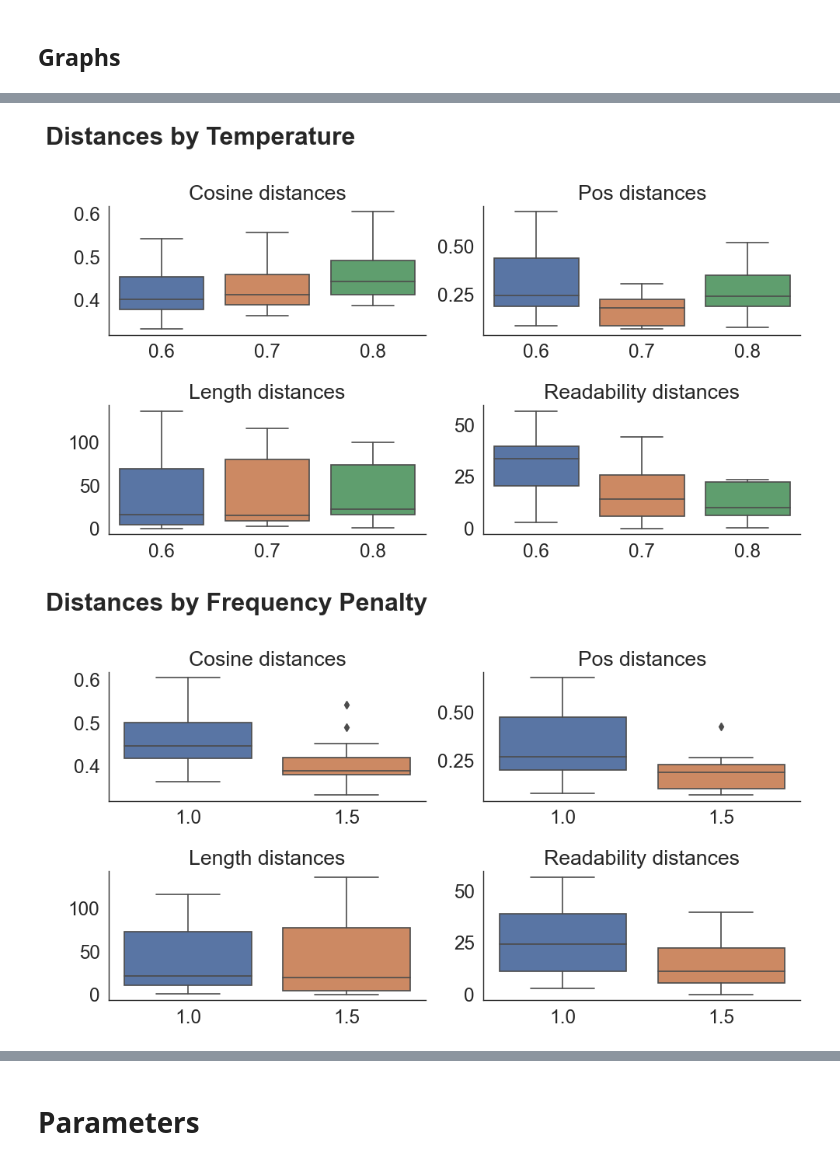
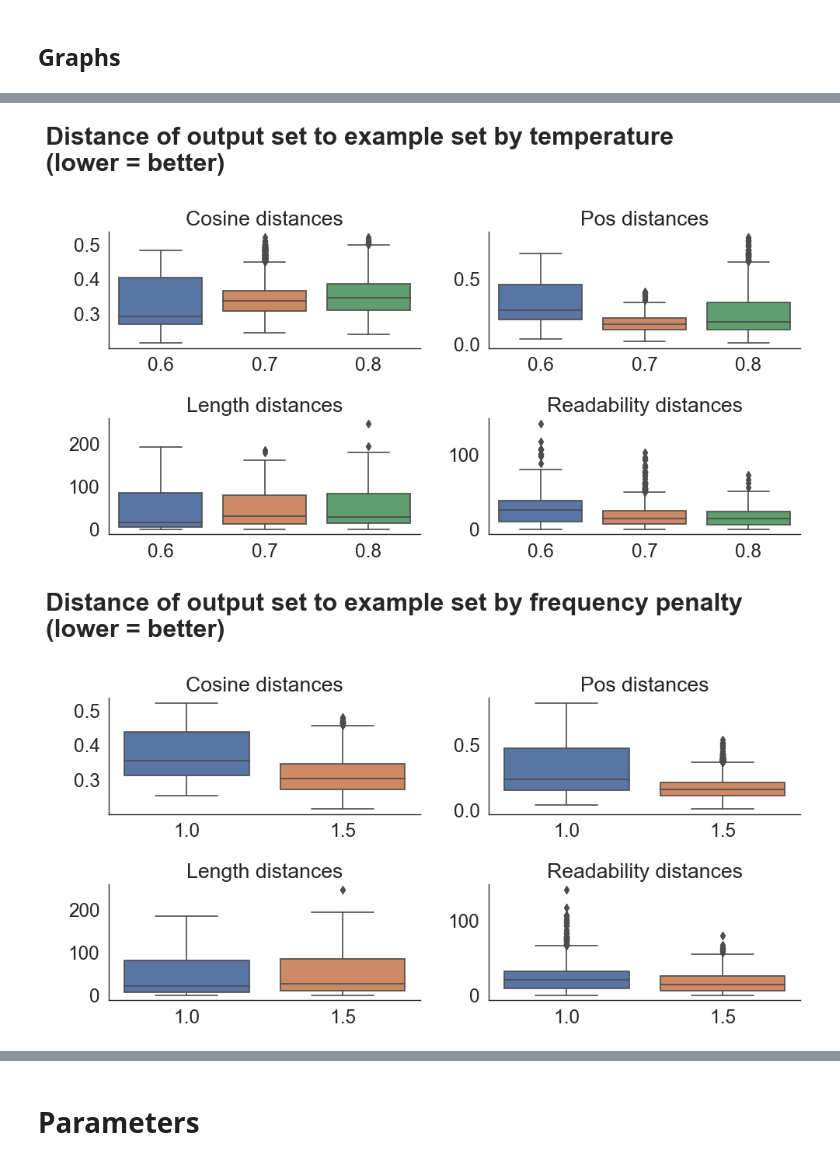
Before and after one commit to josh-ashkinaze/netcreate, a Jupyter notebook: scripts/prompt_analysis/prompt_analysis.ipynb, the cells around one changed output, grey strips where cells are left out. Saved outputs shown, nothing was run; the diff lists cells and outputs as text; code cells hidden in the pictures.

```diff
--- a/scripts/prompt_analysis/prompt_analysis.ipynb
+++ b/scripts/prompt_analysis/prompt_analysis.ipynb
@@ -283,6 +12,17 @@ from itertools import combinations
 from scipy import stats
 from statsmodels.stats.multitest import multipletests
 import pandas as pd
+import numpy as np
+
+def fix_temp(x):
+    x = str(x)
+    if '0.6' in x:
+        return "0.6"
+    elif '0.7' in x:
+        return '0.7'
+    elif '0.8' in x:
+        return 0.8
+
 
 def perm_test(first, second):
     """
@@ -330,18 +70,21 @@ def pairwise_perm_tests(df, id_var, dv):
         column_format='lccccccc',  # Set column format to match the headers
         header=headers,  # Use the specified headers
         index=False,  # Do not include the row index
-        caption=f"Two-tailed pairwise t-tests of distance metrics by {title_str}. Difference is the mean Condition 1 distance minus mean Condition 2 distance. p* uses FDR multiple testing correction. *p < 0.05, ** p < 0.01, *** p < 0.001",
+        caption=f"Two-tailed pairwise t-tests of distance metrics by {title_str}. Difference is the mean Condition 1 distance minus mean Condition 2 distance. Significance stars use FDR-corrected p-value for multiple comparisons,  * p < 0.05, ** p < 0.01, *** p < 0.001",
         label=f"tab:{id_var}_pairwise",  # Set the label for cross-referencing in the document
         position="htbp",  # Set the position of the table in the document,
-        float_format="{:0.3f}".format
+        float_format="{:0.5f}".format
 
     )
     print(latex_table)
     return df_ps, latex_table
 
+res = pd.read_json("final_pull.json")
+res['temperature'] = res['temperature'].apply(lambda x: fix_temp(x))
+
+
 dist_metrics = ['cosine_distances', 'pos_distances', 'length_distances', 'readability_distances']
 ivs = ['prompt_condition', 'temperature','frequency_penalty', "presence_penalty"]
-
 for iv in ivs:
     df_ps, latex_table = pairwise_perm_tests(res, iv,  dist_metrics)
 # %% [output]
@@ -365,12 +108,15 @@ Condition1 & Condition2 &      Metric & Difference &      t &     p & FDR-correc
 # %% [markdown]
 ## Graphs
 # %%
+import seaborn as sns
+import matplotlib.pyplot as plt
+
 def make_aesthetic():
     sns.set(style='white', context='paper', font_scale=2)
     plt.rcParams.update({'font.family':'Arial'})
 
 def make_graph(id_var):
-    title_str = (id_var.replace("_", " ")).title()
+    title_str = (id_var.replace("_", " ")).lower()
     make_aesthetic()
     distance_df = res[[id_var, 'cosine_distances', 'pos_distances', 'length_distances', 'readability_distances']]
     melted_distance_df = distance_df.melt(id_vars=[id_var], var_name='distance_metric', value_name='distance')
@@ -383,12 +129,12 @@ def make_graph(id_var):
         ax.set_xlabel('')
         ax.set_ylabel('')
 
-    fig.suptitle('Distances by {}'.format(title_str), fontweight='bold', x=0, ha='left')
+    fig.suptitle('Distance of output set to example set by {}\n(lower = better)'.format(title_str), fontweight='bold', x=0, ha='left')
 
     plt.tight_layout()
     sns.despine()
 
-    plt.savefig(f"{id_var}_difs.png")
+    plt.savefig(f"{id_var}_difs.png", dpi=300)
     plt.show()
 
 for iv in ivs:
@@ -398,2 +144,2 @@ for iv in ivs:
-[figure, old version]
+[figure, new version]
-[figure, old version]
+[figure, new version]
```
Also changed, not shown: parts of 11 cells of this notebook, 1 other file.
